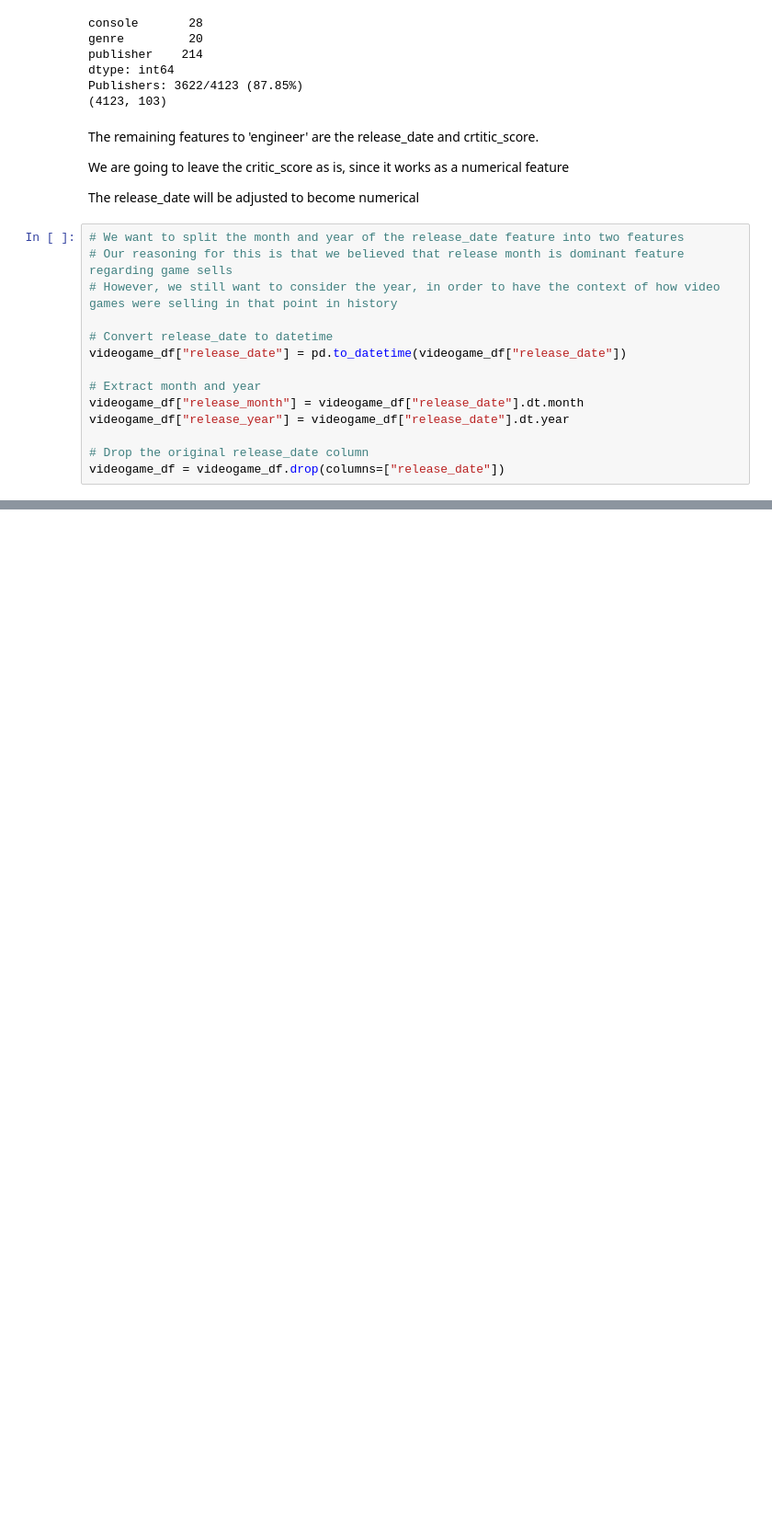
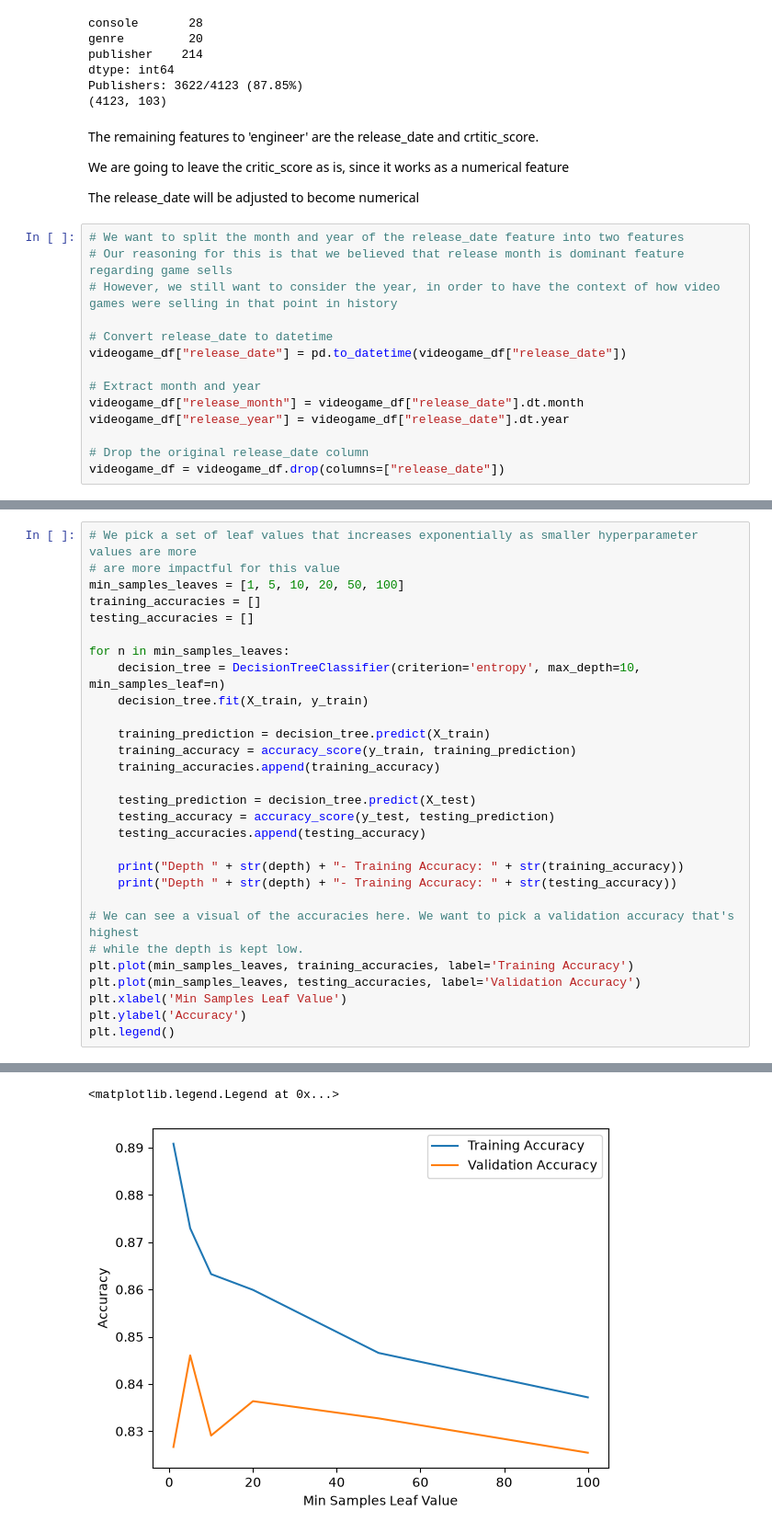
Before and after one commit to CarlosOlvera05/ML-Course-Project, a Jupyter notebook: MLProject.ipynb, the cells around one changed output, grey strips where cells are left out. Shown at 92% size. Drawn from its saved outputs; the diff is of its cells as text; blank space fills up the shorter version.

```diff
--- a/MLProject.ipynb
+++ b/MLProject.ipynb
@@ -353,0 +428,30 @@ videogame_df = videogame_df.drop(columns=["release_date"])
+# %%
+# We pick a set of leaf values that increases exponentially as smaller hyperparameter values are more
+# are more impactful for this value
+min_samples_leaves = [1, 5, 10, 20, 50, 100]
+training_accuracies = []
+testing_accuracies = []
+
+for n in min_samples_leaves:
+    decision_tree = DecisionTreeClassifier(criterion='entropy', max_depth=10, min_samples_leaf=n)
+    decision_tree.fit(X_train, y_train)
+
+    training_prediction = decision_tree.predict(X_train)
+    training_accuracy = accuracy_score(y_train, training_prediction)
+    training_accuracies.append(training_accuracy)
+
+    testing_prediction = decision_tree.predict(X_test)
+    testing_accuracy = accuracy_score(y_test, testing_prediction)
+    testing_accuracies.append(testing_accuracy)
+
+    print("Depth " + str(depth) + "- Training Accuracy: " + str(training_accuracy))
+    print("Depth " + str(depth) + "- Training Accuracy: " + str(testing_accuracy))
+
+# We can see a visual of the accuracies here. We want to pick a validation accuracy that's highest
+# while the depth is kept low.
+plt.plot(min_samples_leaves, training_accuracies, label='Training Accuracy')
+plt.plot(min_samples_leaves, testing_accuracies, label='Validation Accuracy')
+plt.xlabel('Min Samples Leaf Value')
+plt.ylabel('Accuracy')
+plt.legend()
+# %% [output]
@@ -353,0 +470,2 @@ videogame_df = videogame_df.drop(columns=["release_date"])
+<matplotlib.legend.Legend at 0x...>
+[figure, added]
```
Also changed, not shown: parts of 9 cells of this notebook.
